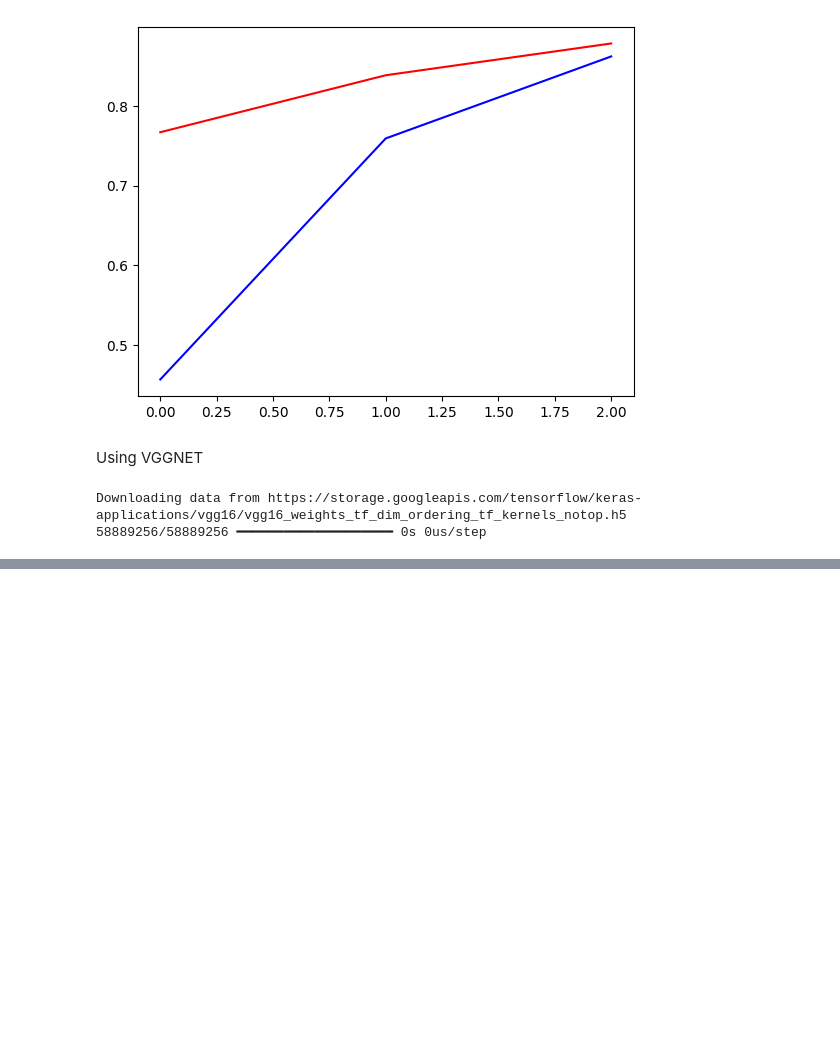
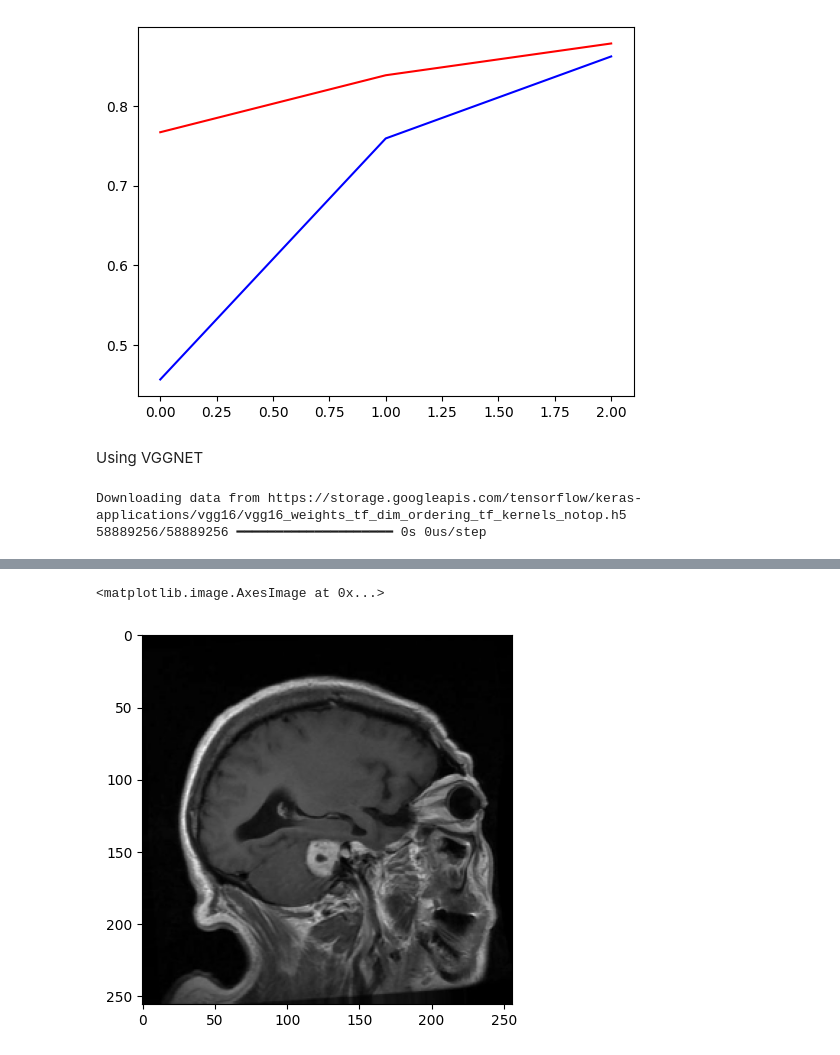
Before and after one commit to MhoOmm/DL_Learning, a Jupyter notebook: CNN-Projects/BrainTumour.ipynb, the cells around one changed output, grey strips where cells are left out. Cells and saved outputs as stored; diff of their text form; code cells hidden in the pictures; blank space fills up the shorter version.

```diff
--- a/CNN-Projects/BrainTumour.ipynb
+++ b/CNN-Projects/BrainTumour.ipynb
@@ -293,0 +343,6 @@ plt.plot(history2.history['val_accuracy'])
+# %%
+test_img = cv2.resize(test_img,(256,256))
+plt.imshow(test_img)
+# %% [output]
+<matplotlib.image.AxesImage at 0x...>
+[figure, added]
```
Also changed, not shown: parts of 11 cells of this notebook.
